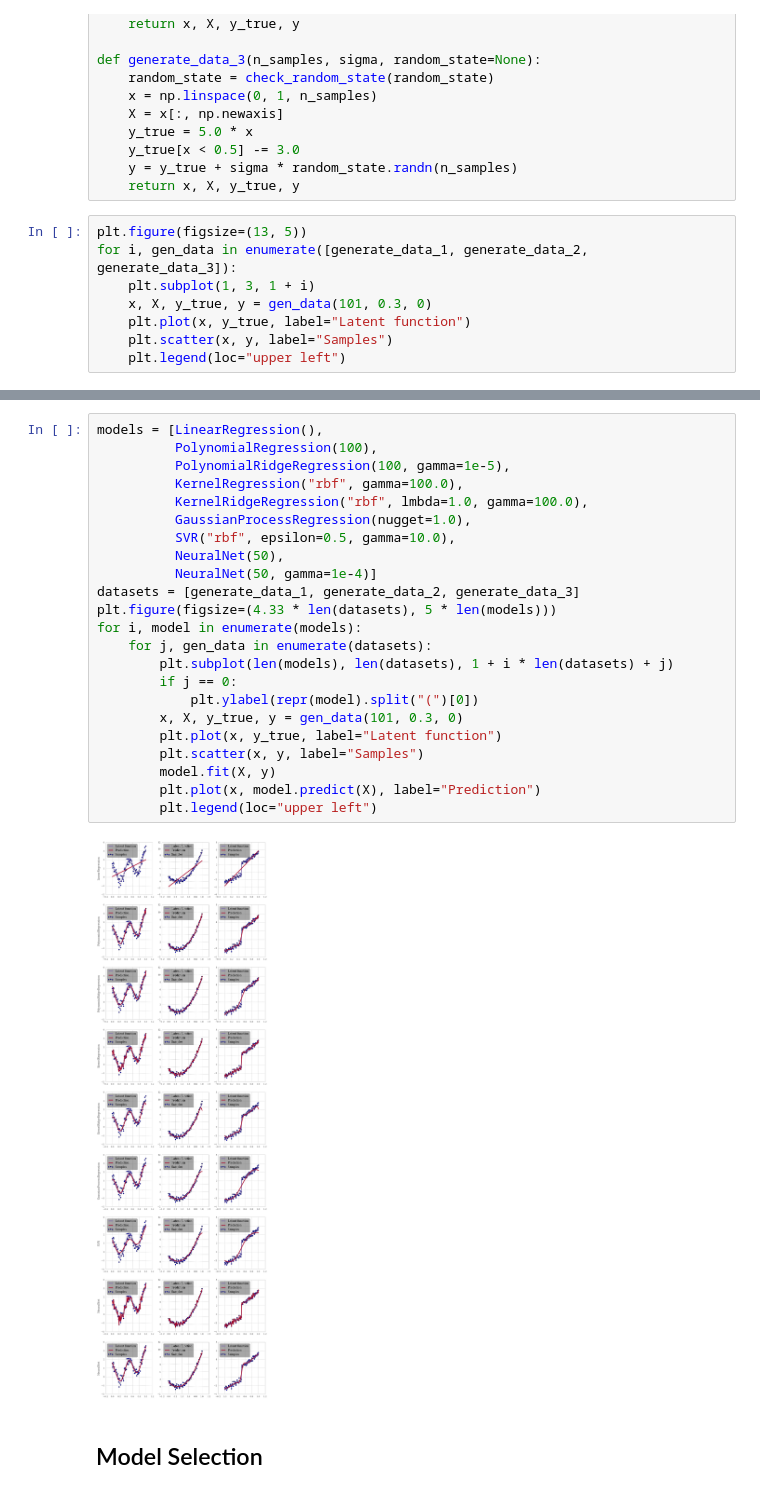
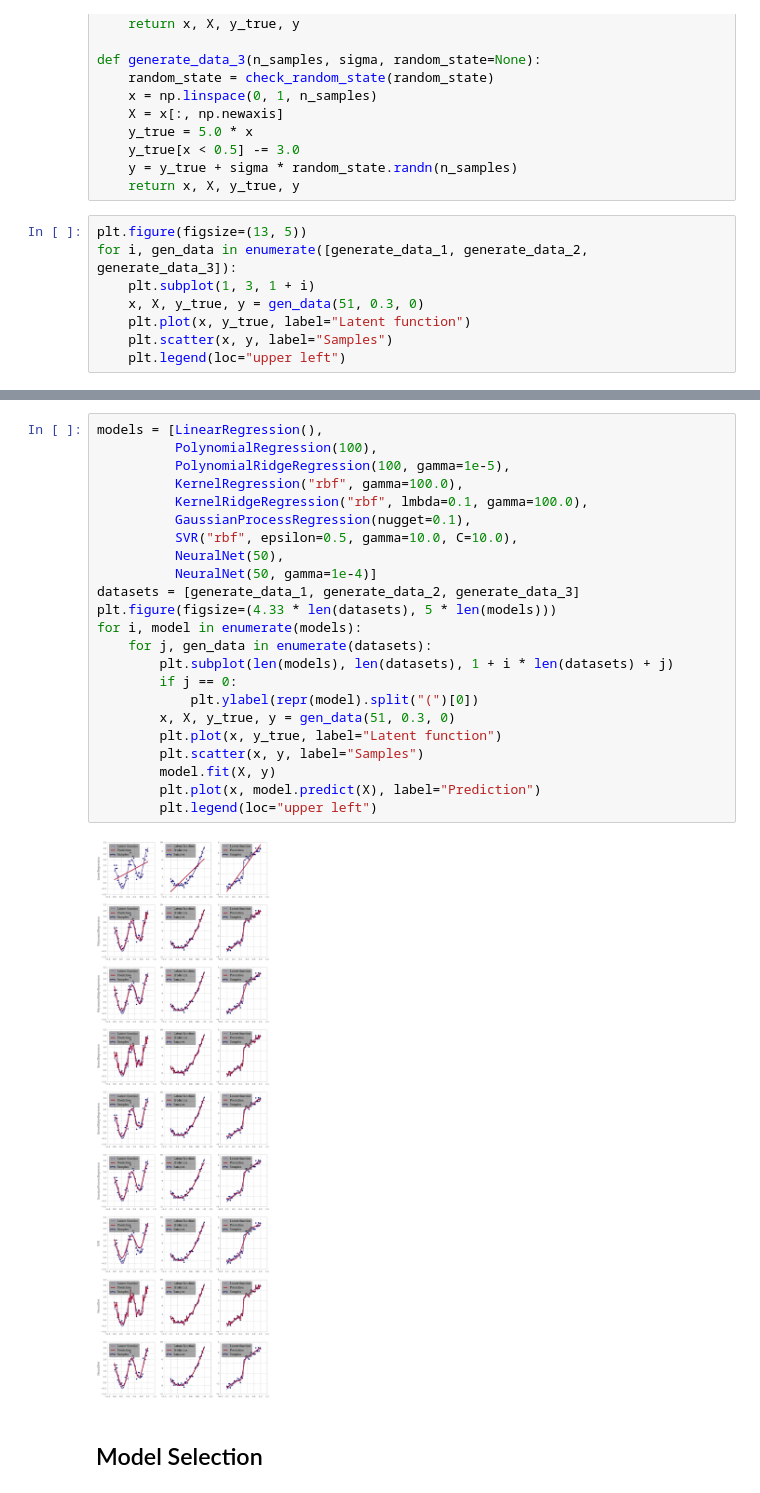
Before and after one commit to AlexanderFabisch/regression-tutorial, a Jupyter notebook: regression.ipynb, the cells around one changed output, grey strips where cells are left out. Cells and saved outputs as stored; diff of their text form.

```diff
--- a/regression.ipynb
+++ b/regression.ipynb
@@ -519,7 +538,7 @@ def generate_data_3(n_samples, sigma, random_state=None):
 plt.figure(figsize=(13, 5))
 for i, gen_data in enumerate([generate_data_1, generate_data_2, generate_data_3]):
     plt.subplot(1, 3, 1 + i)
-    x, X, y_true, y = gen_data(101, 0.3, 0)
+    x, X, y_true, y = gen_data(51, 0.3, 0)
     plt.plot(x, y_true, label="Latent function")
     plt.scatter(x, y, label="Samples")
     plt.legend(loc="upper left")
@@ -528,28 +547,28 @@ for i, gen_data in enumerate([generate_data_1, generate_data_2, generate_data_3]
 # %%
 models = [LinearRegression(),
           PolynomialRegression(100),
           PolynomialRidgeRegression(100, gamma=1e-5),
           KernelRegression("rbf", gamma=100.0),
-          KernelRidgeRegression("rbf", lmbda=1.0, gamma=100.0),
-          GaussianProcessRegression(nugget=1.0),
-          SVR("rbf", epsilon=0.5, gamma=10.0),
+          KernelRidgeRegression("rbf", lmbda=0.1, gamma=100.0),
+          GaussianProcessRegression(nugget=0.1),
+          SVR("rbf", epsilon=0.5, gamma=10.0, C=10.0),
           NeuralNet(50),
           NeuralNet(50, gamma=1e-4)]
 datasets = [generate_data_1, generate_data_2, generate_data_3]
 plt.figure(figsize=(4.33 * len(datasets), 5 * len(models)))
 for i, model in enumerate(models):
     for j, gen_data in enumerate(datasets):
         plt.subplot(len(models), len(datasets), 1 + i * len(datasets) + j)
         if j == 0:
             plt.ylabel(repr(model).split("(")[0])
-        x, X, y_true, y = gen_data(101, 0.3, 0)
+        x, X, y_true, y = gen_data(51, 0.3, 0)
         plt.plot(x, y_true, label="Latent function")
         plt.scatter(x, y, label="Samples")
         model.fit(X, y)
         plt.plot(x, model.predict(X), label="Prediction")
         plt.legend(loc="upper left")
 # %% [output]
-[figure, old version]
+[figure, new version]
 # %% [markdown]
 ## Model Selection
 # %% [markdown]
```
Also changed, not shown: parts of 13 cells of this notebook.
